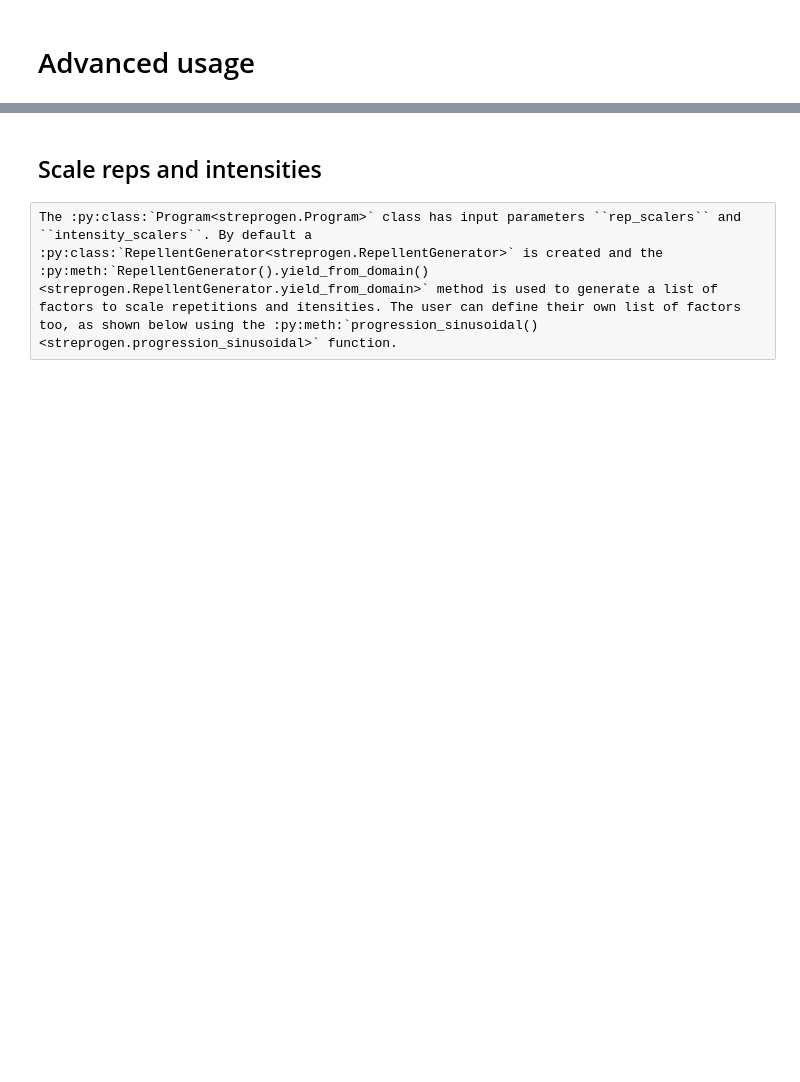
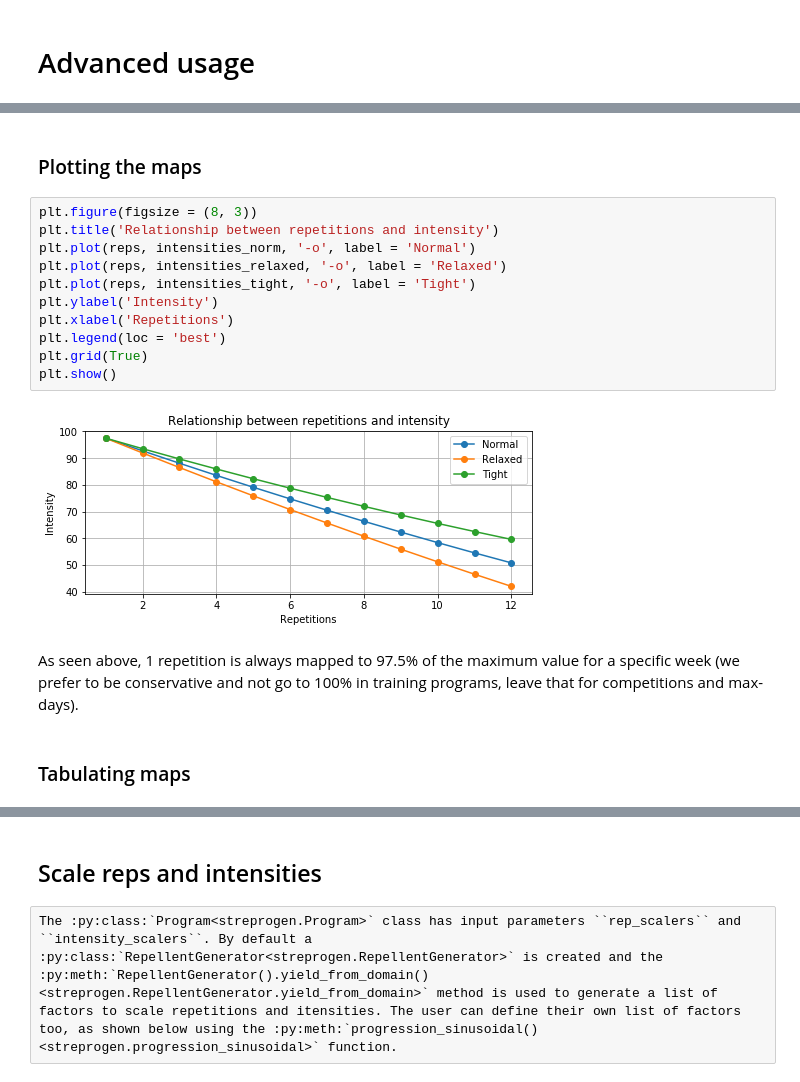
Before and after one commit to tommyod/streprogen, a Jupyter notebook: docs/jupyter_notebooks/advanced.ipynb, the cells around one changed output, grey strips where cells are left out. Cells and saved outputs as stored; diff of their text form; blank space fills up the shorter version.

```diff
--- a/docs/jupyter_notebooks/advanced.ipynb
+++ b/docs/jupyter_notebooks/advanced.ipynb
@@ -114,0 +31,19 @@ plt.show()
+# %% [markdown]
+### Plotting the maps
+# %%
+plt.figure(figsize = (8, 3))
+plt.title('Relationship between repetitions and intensity')
+plt.plot(reps, intensities_norm, '-o', label = 'Normal')
+plt.plot(reps, intensities_relaxed, '-o', label = 'Relaxed')
+plt.plot(reps, intensities_tight, '-o', label = 'Tight')
+plt.ylabel('Intensity')
+plt.xlabel('Repetitions')
+plt.legend(loc = 'best')
+plt.grid(True)
+plt.show()
+# %% [output]
+[figure, added]
+# %% [markdown]
+As seen above, 1 repetition is always mapped to 97.5% of the maximum value for a specific week (we prefer to be conservative and not go to 100% in training programs, leave that for competitions and max-days).
+# %% [markdown]
+### Tabulating maps
```
Also changed, not shown: parts of 38 cells of this notebook, 18 other files.
